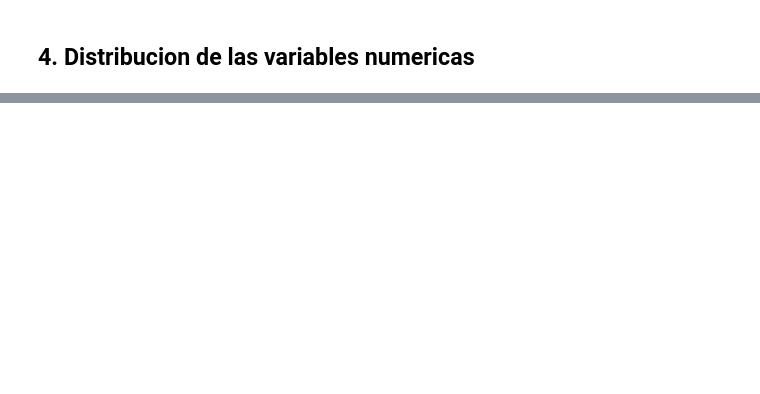
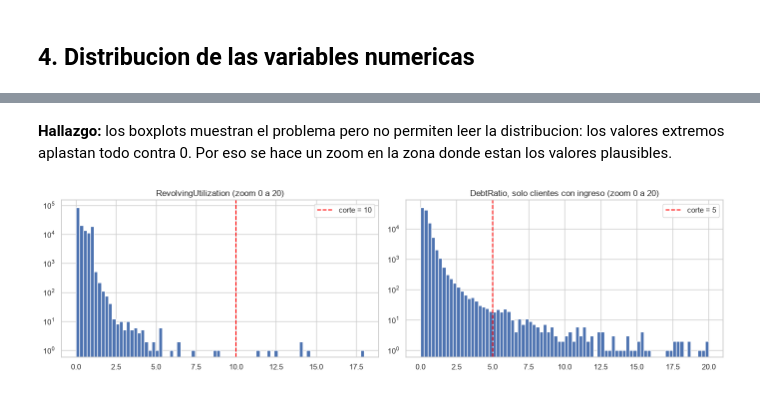
Before and after one commit to EmiiFernandez/data_science_ypf_proyecto, a Jupyter notebook: notebooks/01_analisis_exploratorio.ipynb, the cells around one changed output, grey strips where cells are left out. Saved outputs shown, nothing was run; the diff lists cells and outputs as text; code cells hidden in the pictures; blank space fills up the shorter version.

```diff
--- a/notebooks/01_analisis_exploratorio.ipynb
+++ b/notebooks/01_analisis_exploratorio.ipynb
@@ -158,0 +189,22 @@ plt.show()
+# %% [markdown]
+**Hallazgo:** los boxplots muestran el problema pero no permiten leer la distribucion: los valores extremos aplastan todo contra 0. Por eso se hace un zoom en la zona donde estan los valores plausibles.
+# %%
+fig, axes = plt.subplots(1, 2, figsize=(14, 4))
+
+rev = df["RevolvingUtilizationOfUnsecuredLines"]
+rev[rev <= 20].hist(bins=80, log=True, ax=axes[0])
+axes[0].axvline(10, color="red", linestyle="--", label="corte = 10")
+axes[0].set_title("RevolvingUtilization (zoom 0 a 20)")
+axes[0].legend()
+
+con_ingreso = df["MonthlyIncome"] > 1
+dr = df.loc[con_ingreso, "DebtRatio"]
+dr[dr <= 20].hist(bins=80, log=True, ax=axes[1])
+axes[1].axvline(5, color="red", linestyle="--", label="corte = 5")
+axes[1].set_title("DebtRatio, solo clientes con ingreso (zoom 0 a 20)")
+axes[1].legend()
+
+plt.tight_layout()
+plt.show()
+# %% [output]
+[figure, added]
```
Also changed, not shown: parts of 33 cells of this notebook, 4 other files.
